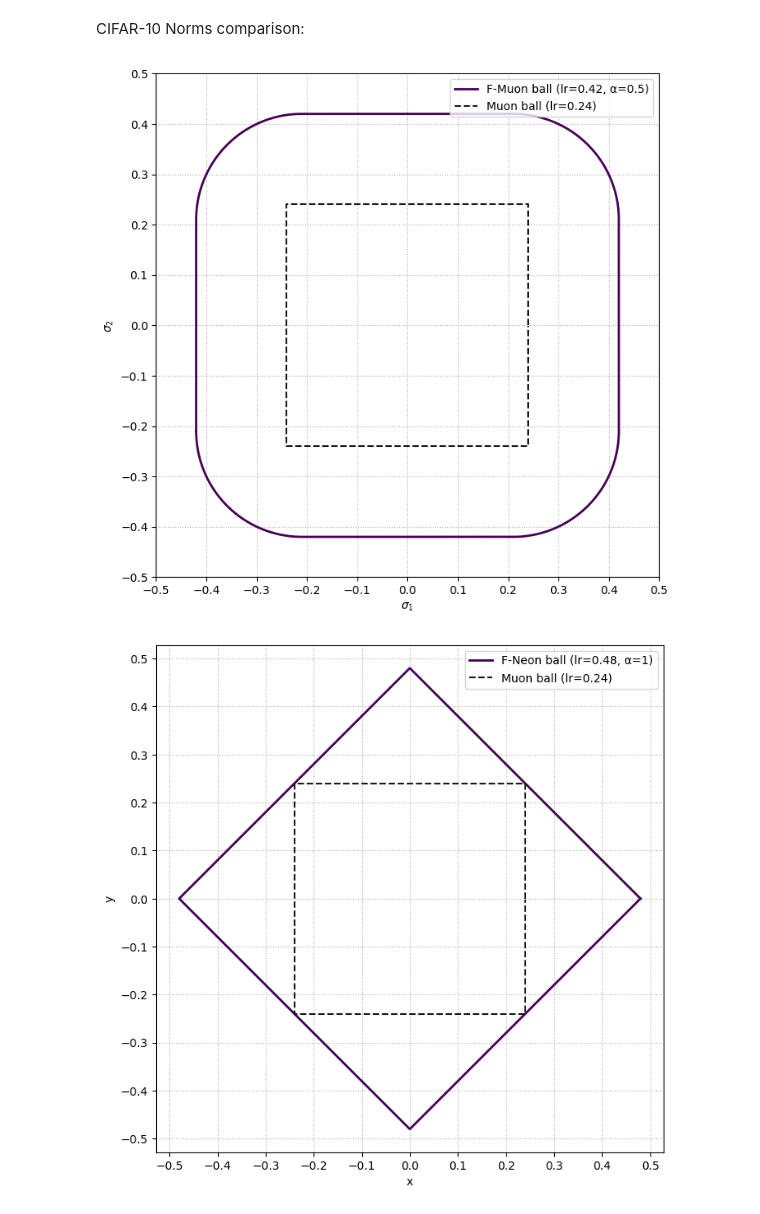
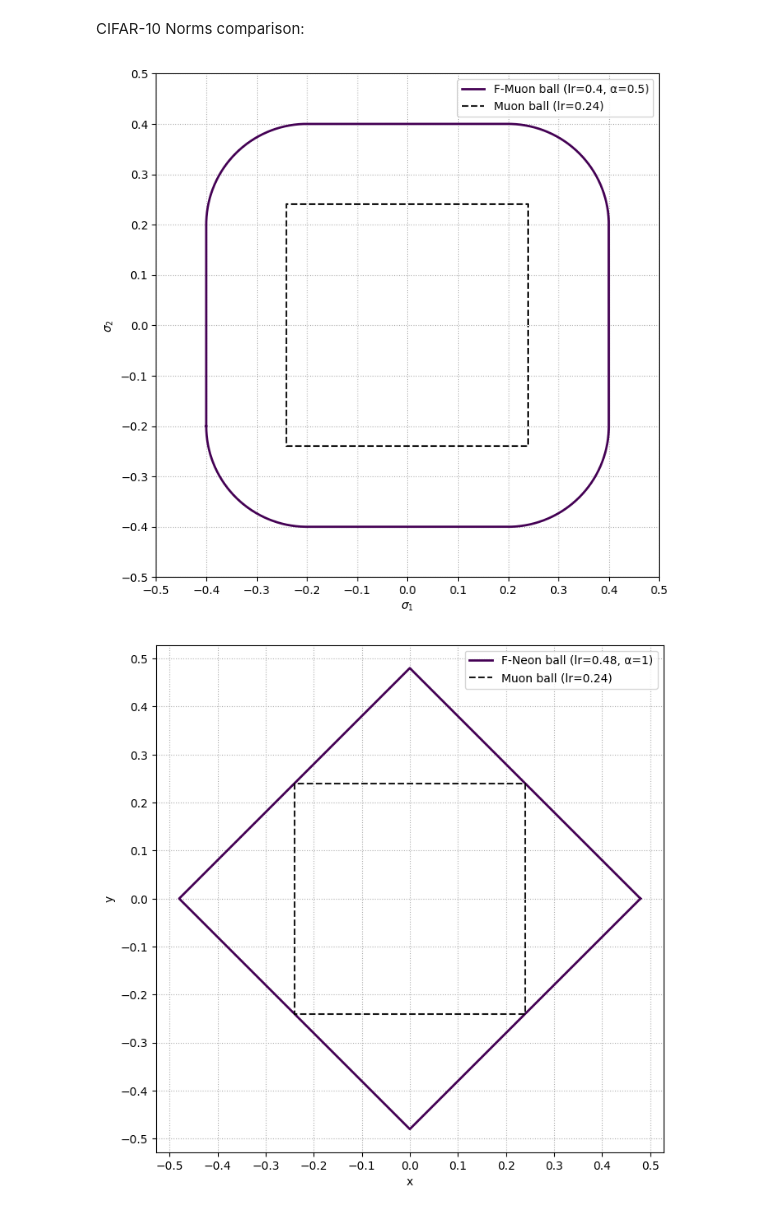
Before and after one commit to alexlegeartis/Neon, a Jupyter notebook: code/norms/norm_plotter.ipynb, the cells around one changed output. Saved outputs shown, nothing was run; the diff lists cells and outputs as text; code cells hidden in the pictures.

```diff
--- a/code/norms/norm_plotter.ipynb
+++ b/code/norms/norm_plotter.ipynb
@@ -194,36 +194,36 @@ import matplotlib.pyplot as plt
 from scipy.spatial import ConvexHull
 
 
 # List of alpha values to test
 alphas = [0.5]
 colormap = cm.get_cmap('viridis')
 colors = [colormap(i / (len(alphas))) for i in range(len(alphas) - 1, -1, -1)]
 # Plot
 plt.figure(figsize=(8, 8))
 
 # Plot Minkowski sums for each alpha
 for alpha, color in zip(alphas, colors):
-    sum_pts = 0.42 * minkowski_sum_boundary_fmuon(alpha) # 0.42 is for F-Muon lr, which is \eta in lmo
-    plt.plot(sum_pts[:, 0], sum_pts[:, 1], label=f"F-Muon ball (lr=0.42, α={alpha})",
+    sum_pts = 0.4 * minkowski_sum_boundary_fmuon(alpha) # 0.4 is for F-Muon lr, which is \eta in lmo
+    plt.plot(sum_pts[:, 0], sum_pts[:, 1], label=f"F-Muon ball (lr=0.4, α={alpha})",
              linewidth=2, color=color)
 
 # Plot reference L1 and L2 balls
 x1, y1 = linfty_ball_boundary(0.24) # 0.24 is for Muon lr
 plt.plot(x1, y1, linestyle="--", label="Muon ball (lr=0.24)", color="black", alpha=0.9)
 
 # Configure plot
 plt.gca().set_aspect("equal", adjustable="box")
 # plt.title("Minkowski sums: α L1-ball ⊕ (1-α) L2-ball for different α")
 plt.xlabel("$\sigma_1$")
 plt.ylabel("$\sigma_2$")
 plt.legend(loc="upper right")
 plt.grid(True, linestyle=":")
 plt.xticks(np.arange(-0.5, 0.55, 0.1))
 plt.yticks(np.arange(-0.5, 0.55, 0.1))
 plt.savefig("fstardual_cifar.pdf", dpi=300, bbox_inches='tight')
 plt.show()
 # %% [output]
-[figure, old version]
+[figure, new version]
 # %%
 # the code plots F-Muon and Muon optimal lmo balls for CIFAR airbench
 import numpy as np
```
Also changed, not shown: 8 other files.
